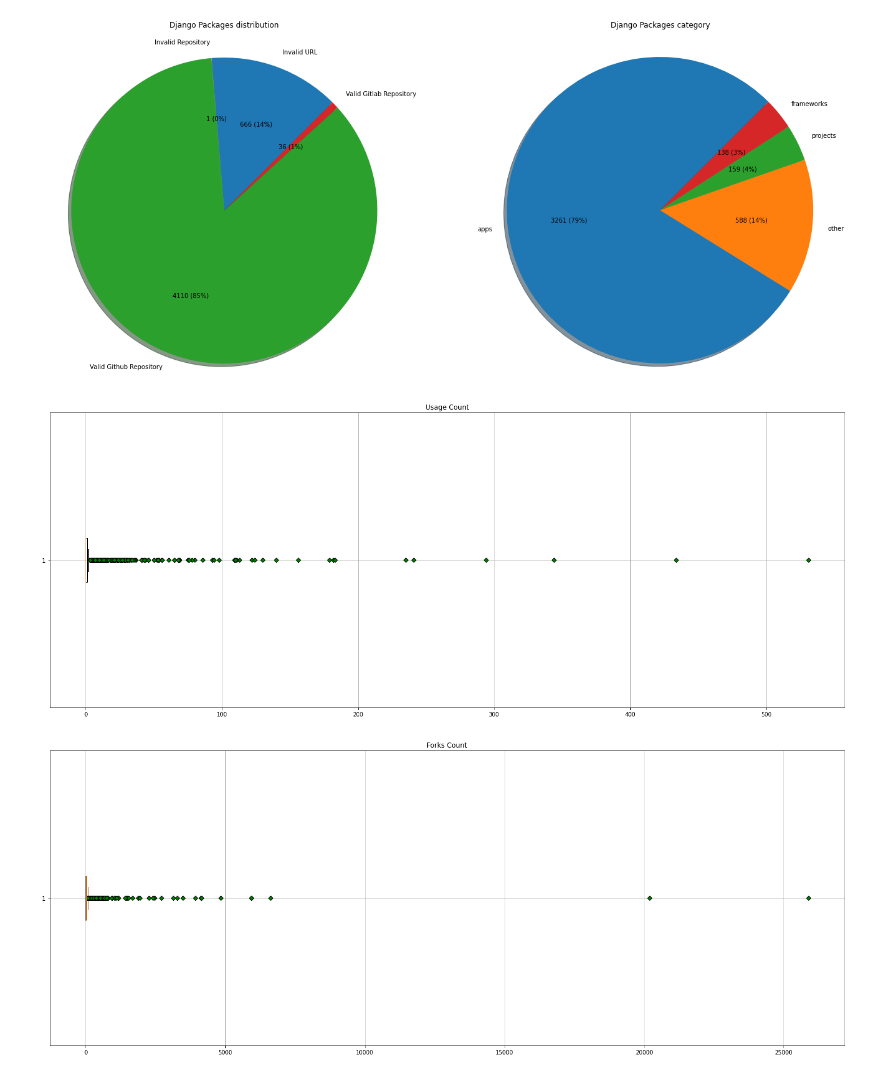
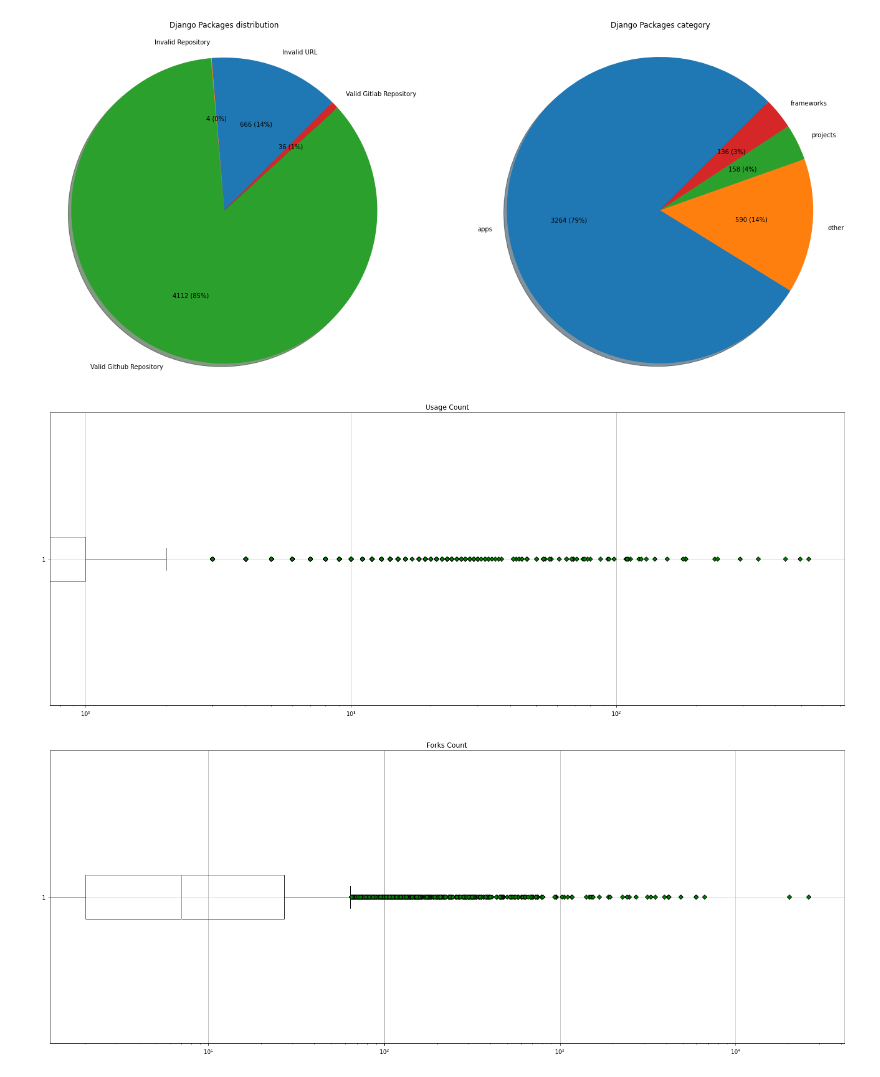
Before and after one commit to rafaatsouza/django-packages-miner, a Jupyter notebook: src/visualization/full-data.ipynb, the cells around one changed output. Saved outputs shown, nothing was run; the diff lists cells and outputs as text; code cells hidden in the pictures.

Commit message:
Update charts with new csv

```diff
--- a/src/visualization/full-data.ipynb
+++ b/src/visualization/full-data.ipynb
@@ -28,9 +24,7 @@ sizes = [
 fig, (ax1, ax2) = plt.subplots(1, 2, figsize=(23, 10))
 fig.set_facecolor('white')
 
-ax1.pie(sizes, labels=labels, autopct=lambda p: get_pie_label(p, len(df)),shadow=True, startangle=45)
-ax1.set_title('Django Packages distribution\n')
-ax1.axis('equal')
+vm.set_pie_by_ax(ax1, sizes, labels, 'Django Packages distribution\n')
 
 labels = 'apps', 'other', 'projects', 'frameworks'
 sizes = [
@@ -40,9 +34,7 @@ sizes = [
     len(valid_repo[valid_repo['dp_category'] == labels[3]]),
 ]
 
-ax2.pie(sizes, labels=labels, autopct=lambda p: get_pie_label(p, len(valid_repo)), shadow=True, startangle=45)
-ax2.axis('equal')
-ax2.set_title('Django Packages category\n')
+vm.set_pie_by_ax(ax2, sizes, labels, 'Django Packages category\n')
 
 plt.show()
 # %% [output]
@@ -50,31 +42,21 @@ plt.show()
 # %%
 fig, ax = plt.subplots(figsize=(20, 8))
 
-usage_count = valid_repo['dp_usage_count'].values
-
-ax.boxplot(usage_count, flierprops=dict(markerfacecolor='g', marker='D'), vert=False)
-ax.set_title('Usage Count')
+vm.set_boxplot_by_ax(ax, df['dp_usage_count'].values, 'Usage Count', True, True)
 
 plt.tight_layout()
-plt.grid()
-
 plt.show()
 # %% [output]
-[figure, old version]
+[figure, new version]
 # %%
 fig, ax = plt.subplots(figsize=(20, 8))
 
-repo_forks = valid_repo['repo_forks'].values
-
-ax.boxplot(repo_forks, flierprops=dict(markerfacecolor='g', marker='D'), vert=False)
-ax.set_title('Forks Count')
+vm.set_boxplot_by_ax(ax, valid_repo['repo_forks'].values, 'Forks Count', True, True)
 
 plt.tight_layout()
-plt.grid()
-
 plt.show()
 # %% [output]
-[figure, old version]
+[figure, new version]
 # %%
 fig, ax = plt.subplots(figsize=(20, 8))
 
```
Also changed, not shown: parts of 3 cells of this notebook, 1 other file.
